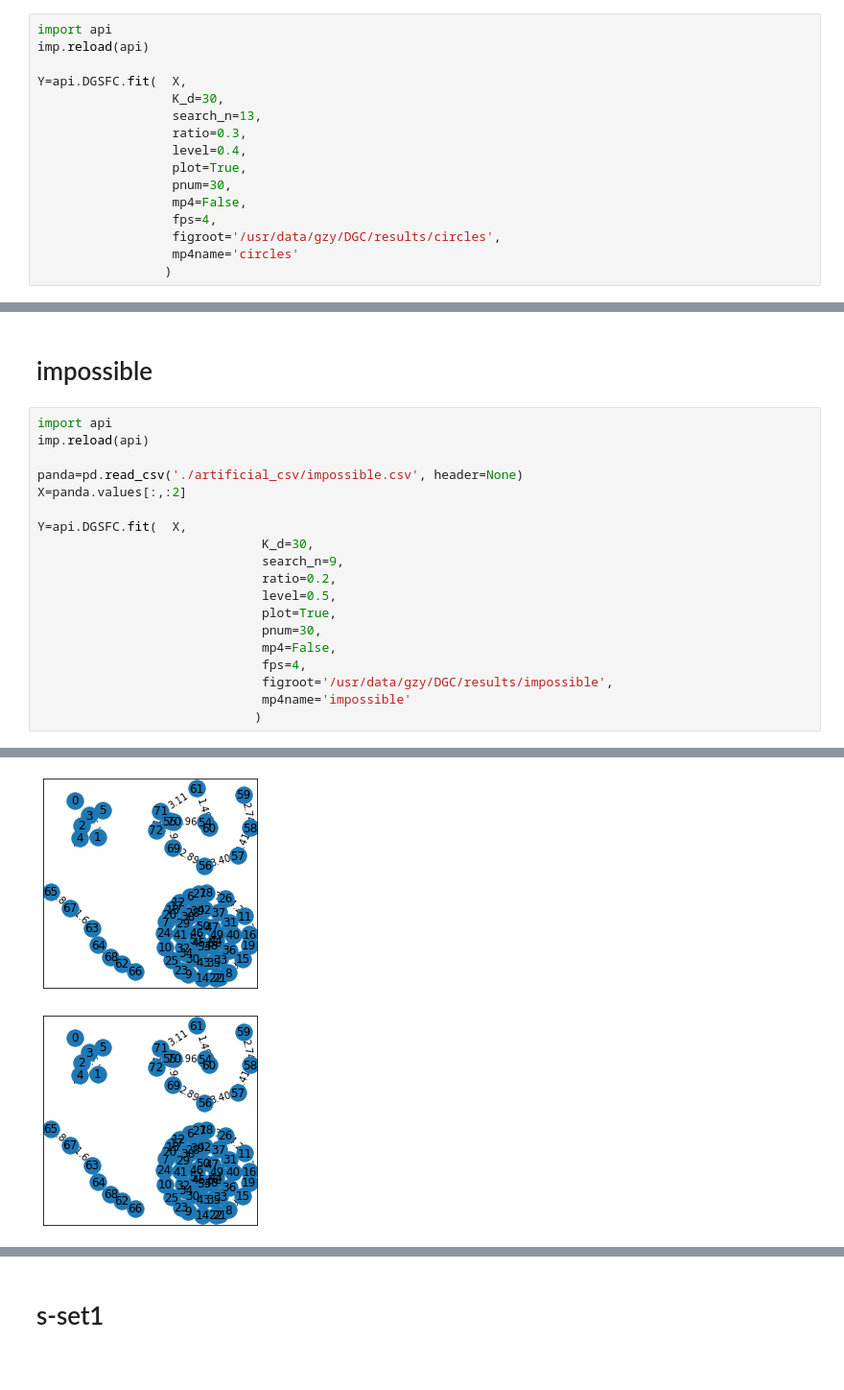
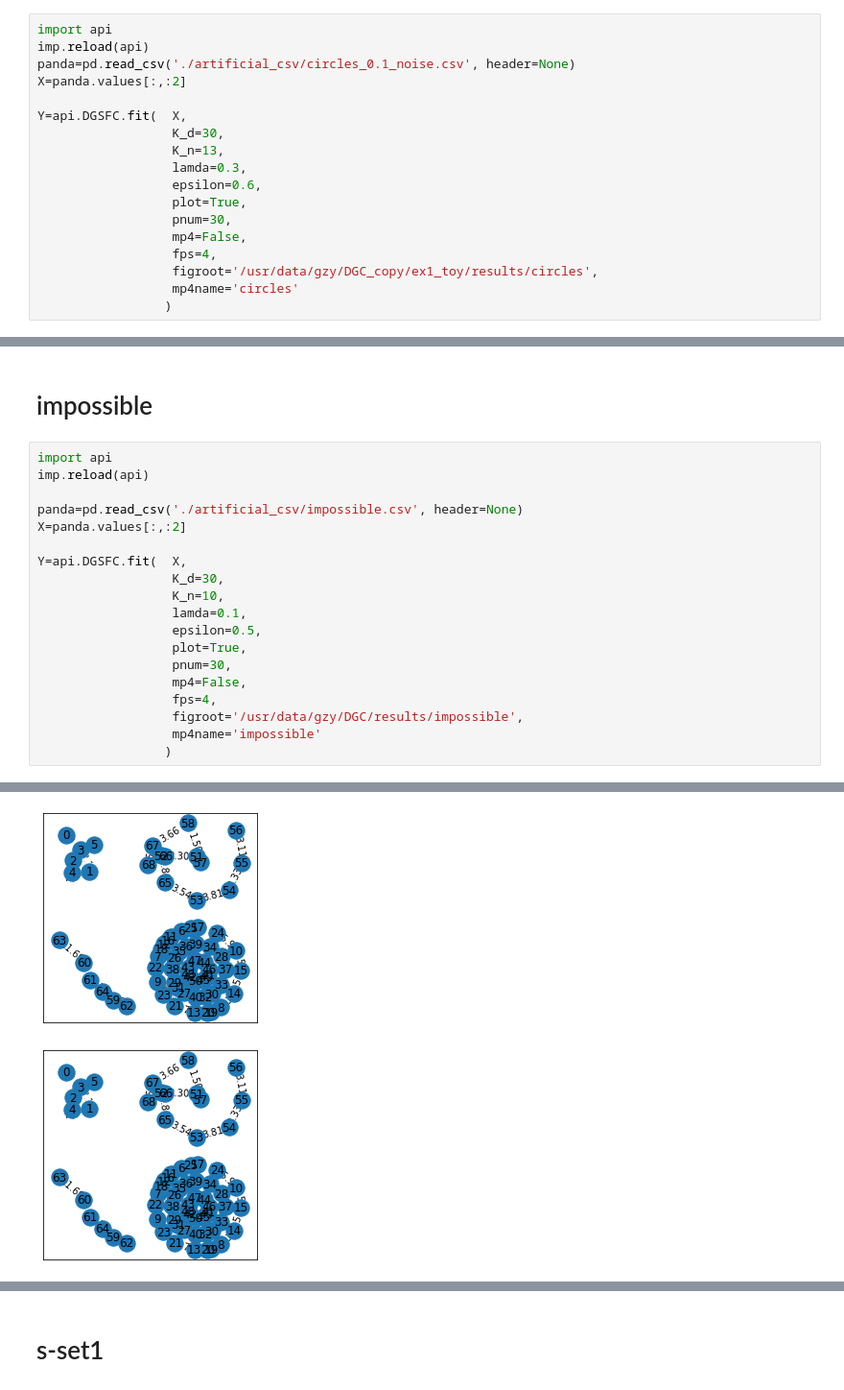
Before and after one commit to gaozhangyang/GIT, a Jupyter notebook: ex1_toy/experiments.ipynb, the cells around one changed output, grey strips where cells are left out. Shown at 96% size. Cells and saved outputs as stored; diff of their text form.

```diff
--- a/ex1_toy/experiments.ipynb
+++ b/ex1_toy/experiments.ipynb
@@ -115,17 +112,19 @@ X=panda.values[:,:2]
 # %%
 import api
 imp.reload(api)
+panda=pd.read_csv('./artificial_csv/circles_0.1_noise.csv', header=None)
+X=panda.values[:,:2]
 
 Y=api.DGSFC.fit(  X,
                   K_d=30,
-                  search_n=13,
-                  ratio=0.3,
-                  level=0.4,
+                  K_n=13,
+                  lamda=0.3,
+                  epsilon=0.6,
                   plot=True,
                   pnum=30,
                   mp4=False,
                   fps=4,
-                  figroot='/usr/data/gzy/DGC/results/circles',
+                  figroot='/usr/data/gzy/DGC_copy/ex1_toy/results/circles',
                   mp4name='circles'
                  )
 # %% [output]
@@ -144,15 +143,15 @@ panda=pd.read_csv('./artificial_csv/impossible.csv', header=None)
 X=panda.values[:,:2]
 
 Y=api.DGSFC.fit(  X,
-                              K_d=30,
-                              search_n=9,
-                              ratio=0.2,
-                              level=0.5,
-                              plot=True,
-                              pnum=30,
-                              mp4=False,
-                              fps=4,
-                              figroot='/usr/data/gzy/DGC/results/impossible',
-                              mp4name='impossible'
-                             )
+                  K_d=30,
+                  K_n=10,
+                  lamda=0.1,
+                  epsilon=0.5,
+                  plot=True,
+                  pnum=30,
+                  mp4=False,
+                  fps=4,
+                  figroot='/usr/data/gzy/DGC/results/impossible',
+                  mp4name='impossible'
+                 )
 # %% [output]
@@ -161,2 +161,2 @@ Y=api.DGSFC.fit(  X,
-[figure, old version]
+[figure, new version]
-[figure, old version]
+[figure, new version]
```
Also changed, not shown: parts of 9 cells of this notebook, 9 other files.
